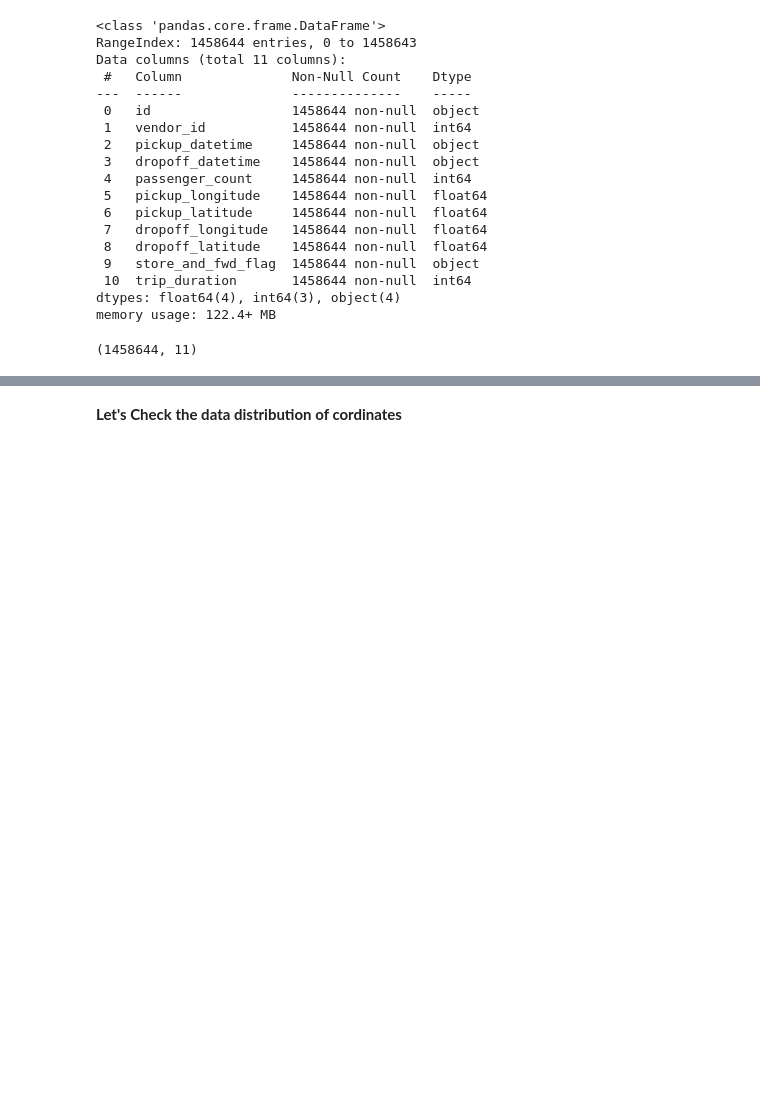
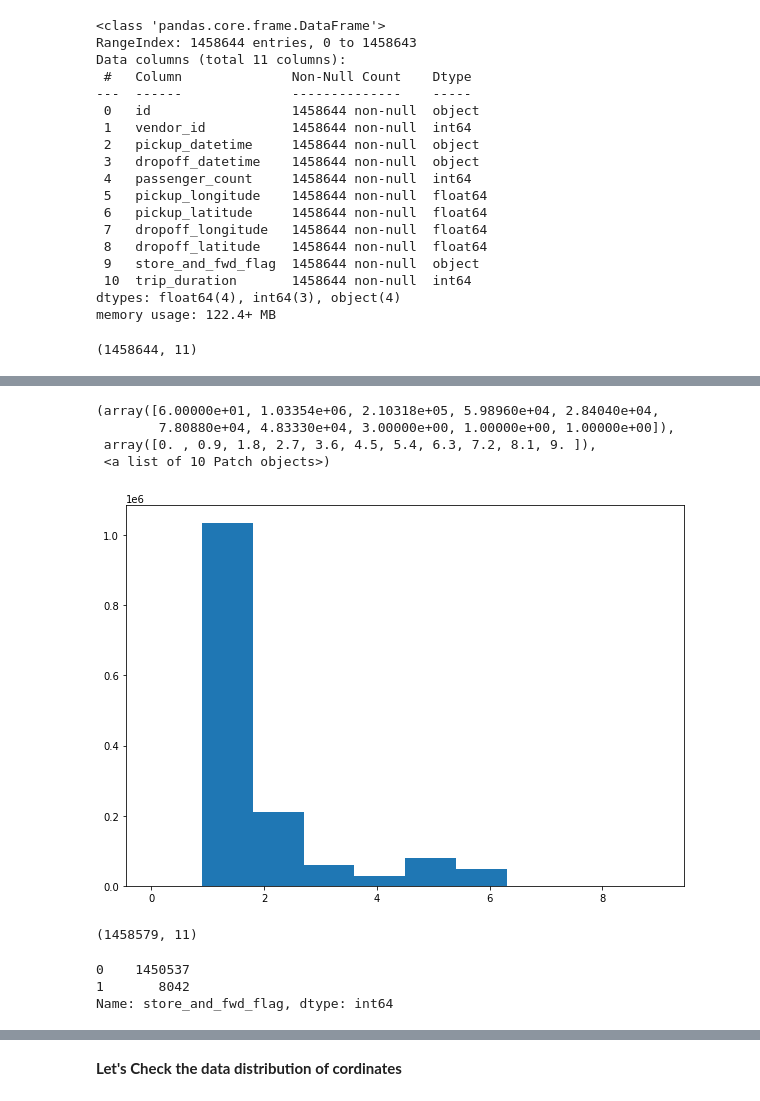
Before and after one commit to yasheshgupta/NYC-Taxi-Trip-Time-Prediction, a Jupyter notebook: NYC_Taxi_Trip_Time_Prediction_Capstone_Project.ipynb, the cells around one changed output, grey strips where cells are left out. Cells and saved outputs as stored; diff of their text form; code cells hidden in the pictures; blank space fills up the shorter version.

```diff
--- a/NYC_Taxi_Trip_Time_Prediction_Capstone_Project.ipynb
+++ b/NYC_Taxi_Trip_Time_Prediction_Capstone_Project.ipynb
@@ -81,0 +114,9 @@ df.shape
+# %%
+fig, ax = plt.subplots(figsize =(10, 7))
+ax.hist(df['passenger_count'])
+# %% [output]
+(array([6.00000e+01, 1.03354e+06, 2.10318e+05, 5.98960e+04, 2.84040e+04,
+        7.80880e+04, 4.83330e+04, 3.00000e+00, 1.00000e+00, 1.00000e+00]),
+ array([0. , 0.9, 1.8, 2.7, 3.6, 4.5, 5.4, 6.3, 7.2, 8.1, 9. ]),
+ <a list of 10 Patch objects>)
+[figure, added]
@@ -81,0 +127,4 @@ df.shape
+# %%
+df.shape
+# %% [output]
+(1458579, 11)
@@ -81,0 +134,6 @@ df.shape
+# %%
+df['store_and_fwd_flag'].value_counts()
+# %% [output]
+0    1450537
+1       8042
+Name: store_and_fwd_flag, dtype: int64
```
Also changed, not shown: parts of 63 cells of this notebook.
